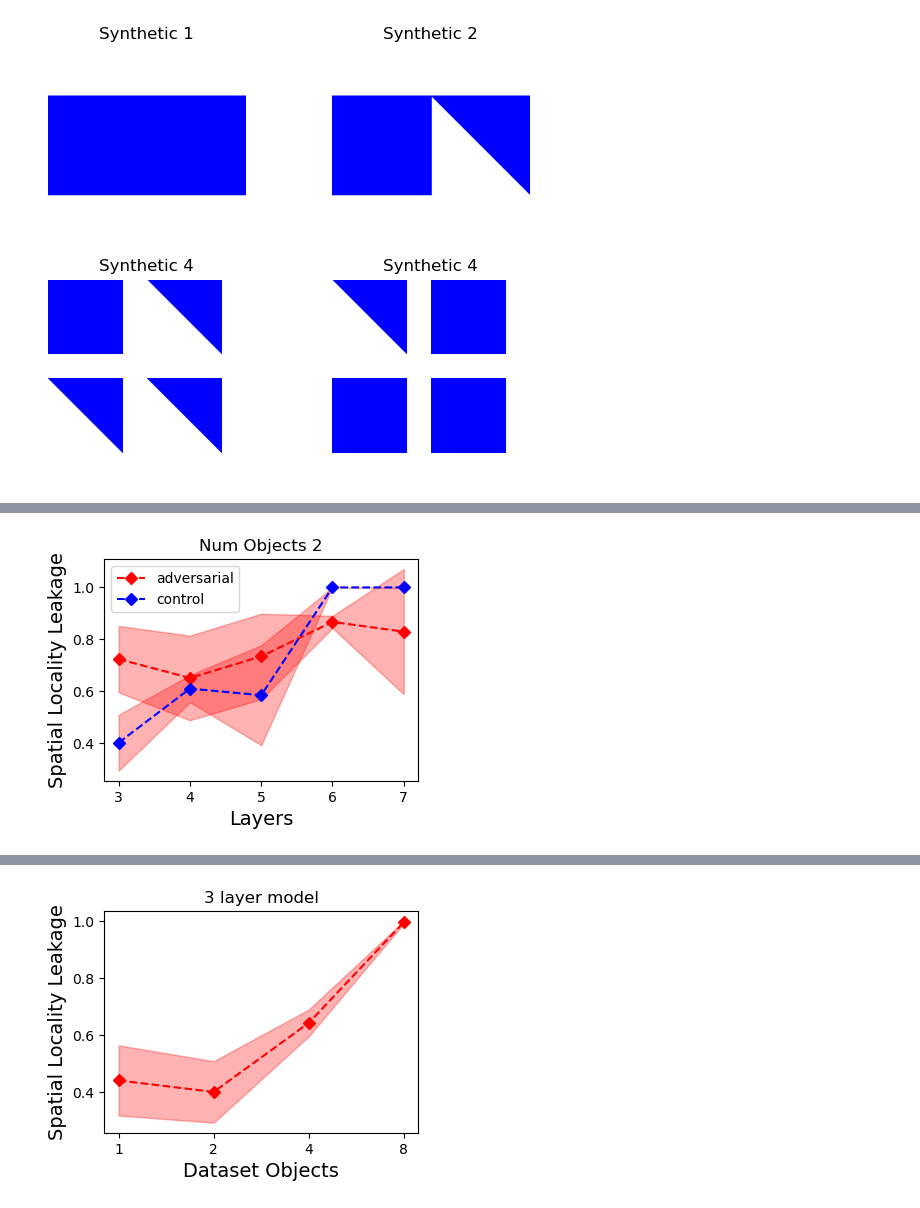
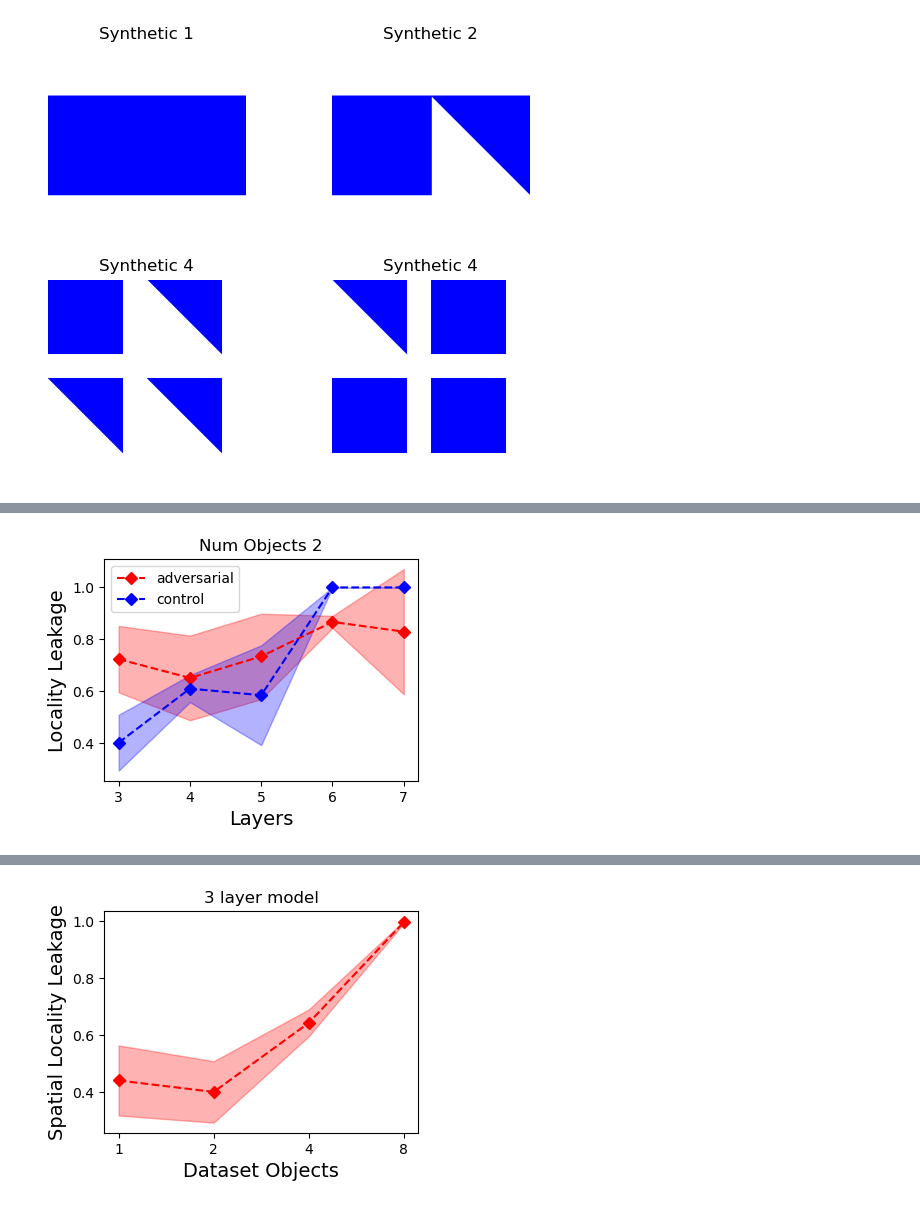
Before and after one commit to naveenr414/Spurious-Concepts, a Jupyter notebook: scripts/notebooks/Plotting.ipynb, the cells around one changed output, grey strips where cells are left out. Cells and saved outputs as stored; diff of their text form; code cells hidden in the pictures.

```diff
--- a/scripts/notebooks/Plotting.ipynb
+++ b/scripts/notebooks/Plotting.ipynb
@@ -79,6 +79,10 @@ for num_objects in [1,2,4,8]:
         for seed in [42,43,44]:
             result_name = get_name_matching_parameters({'dataset': 'synthetic_object/synthetic_{}'.format(num_objects),'num_attributes': 2*num_objects,'seed': seed, 'encoder_model': 'small{}'.format(num_layers), 'epochs': 50, 'debugging': False})
             result_name = result_name[0]
+
+            if num_layers == 3 and num_objects == 1:
+                print(result_name)
+
             results_loc = '../../results/synthetic/{}/results.json'.format(result_name,seed)
             results = json.load(open(results_loc,"r"))
             activations_by_size[-1].append(np.mean(results['adversarial_activations']))
@@ -200,35 +209,34 @@ plt.plot(x_vals, mean_vals, 'rD--',label="adversarial")
 
 activations_by_size = []
 for num_layers in range(3,8):
     activations_by_size.append([])
     for seed in [42,43,44]:
         result_name = get_name_matching_parameters({'dataset': 'synthetic_object/synthetic_{}'.format(num_objects),'num_attributes': 2*num_objects,'seed': seed, 'encoder_model': 'small{}'.format(num_layers), 'epochs': 50, 'debugging': False})
         result_name = result_name[0]
         results_loc = '../../results/synthetic/{}/results.json'.format(result_name,seed)
         results = json.load(open(results_loc,"r"))
         activations_by_size[-1].append(np.mean(results['adversarial_activations']))
 
 activations_by_size = np.array(activations_by_size)
 mean_vals = np.mean(activations_by_size,axis=1)
 std_vals = np.std(activations_by_size,axis=1)
 
 x_vals = list(range(3,8))
 
-plt.fill_between(x_vals, mean_vals - std_vals, mean_vals + std_vals, alpha=0.3,  color='red')
+plt.fill_between(x_vals, mean_vals - std_vals, mean_vals + std_vals, alpha=0.3,  color='blue')
 plt.plot(x_vals, mean_vals, 'bD--',label="control")
 
 
 
 # Add labels, legend, and title
 plt.xlabel('Layers',fontsize=14)
-plt.ylabel('Spatial Locality Leakage',fontsize=14)
+plt.ylabel('Locality Leakage',fontsize=14)
 plt.legend()
 
 plt.tight_layout()
 
 plt.title("Num Objects {}".format(num_objects))
 
-# Show the plot
-plt.show()
+plt.savefig("../../results/figures/adversarial_training.pdf",dpi=300, bbox_inches='tight')
 # %% [output]
-[figure, old version]
+[figure, new version]
```
Also changed, not shown: parts of 10 cells of this notebook, 27 other files.
